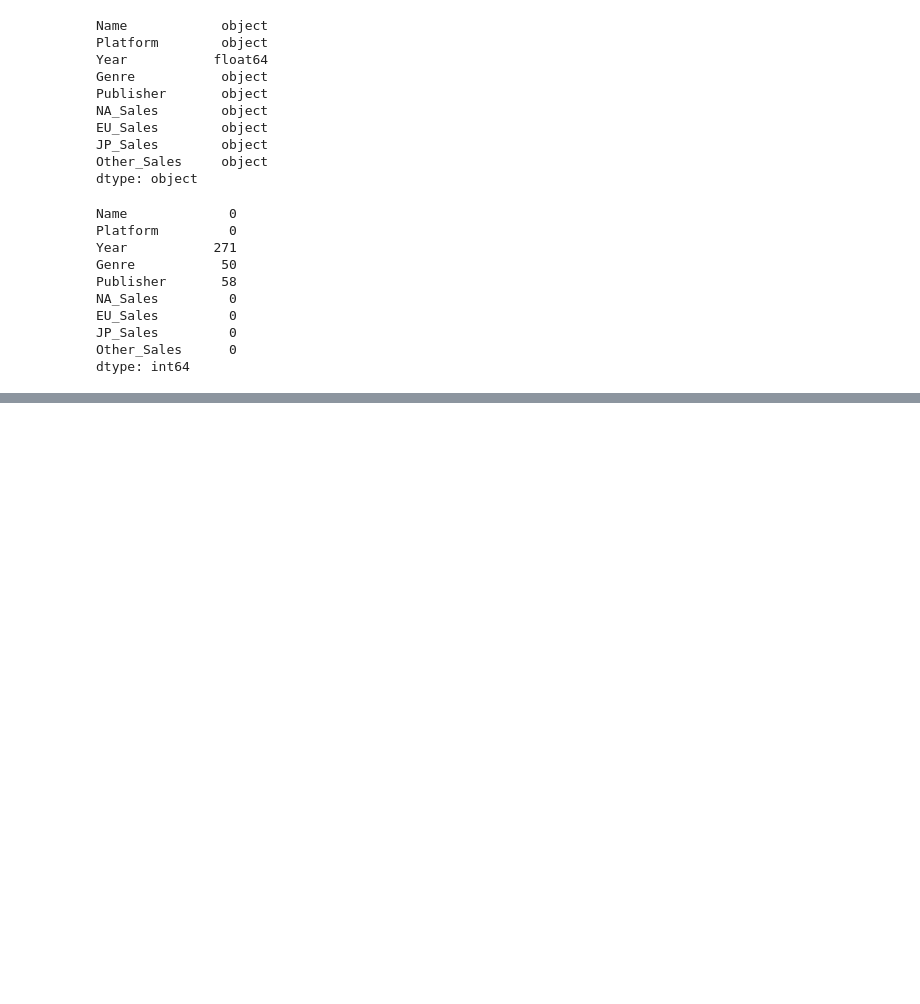
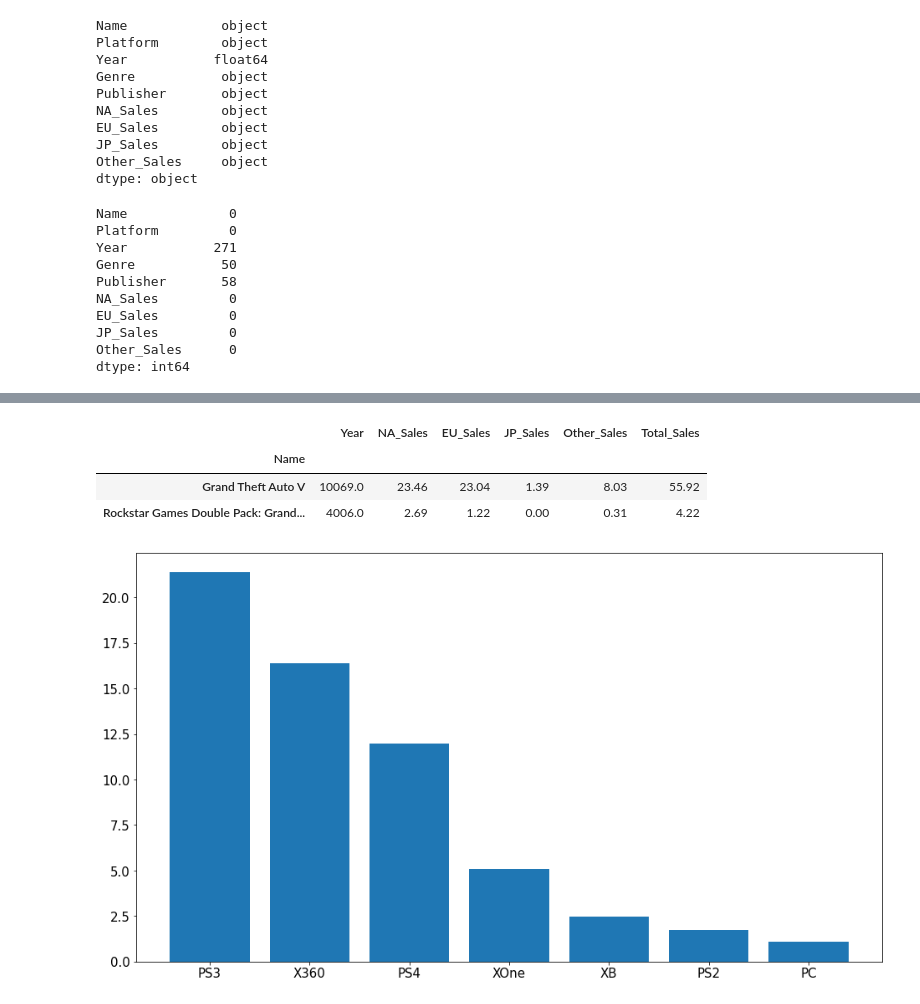
Before and after one commit to kihann/section-project, a Jupyter notebook: AI_07_이기한_Section_1.ipynb, the cells around one changed output, grey strips where cells are left out. Cells and saved outputs as stored; diff of their text form; code cells hidden in the pictures; blank space fills up the shorter version.

```diff
--- a/AI_07_이기한_Section_1.ipynb
+++ b/AI_07_이기한_Section_1.ipynb
@@ -338,0 +459,5 @@ pdf1[['Action', 'Adventure', 'Fighting']].plot(kind = 'line', figsize=(30, 15))
+# %%
+df_GTA = df10['Name'].str.contains('Grand Theft Auto V')
+dfGTA = df10[df_GTA]
+dfgta = dfGTA.sort_values(by = 'Total_Sales', ascending = False).reset_index(drop = True)
+dfgta
@@ -338,0 +473,15 @@ pdf1[['Action', 'Adventure', 'Fighting']].plot(kind = 'line', figsize=(30, 15))
+# %%
+dfgta.groupby('Name').sum().sort_values(by = 'Total_Sales', ascending = False)
+# %% [output]
+|  | Year | NA_Sales | EU_Sales | JP_Sales | Other_Sales | Total_Sales |
+| Name |  |  |  |  |  |  |
+| Grand Theft Auto V | 10069.0 | 23.46 | 23.04 | 1.39 | 8.03 | 55.92 |
+| Rockstar Games Double Pack: Grand... | 4006.0 | 2.69 | 1.22 | 0.00 | 0.31 | 4.22 |
+# %%
+plt.figure(figsize = (16, 9))
+plt.bar(dfgta.index, dfgta['Total_Sales'])
+plt.xticks(dfgta.index, dfgta['Platform'])
+
+plt.show()
+# %% [output]
+[figure, added]
```
Also changed, not shown: parts of 50 cells of this notebook.
